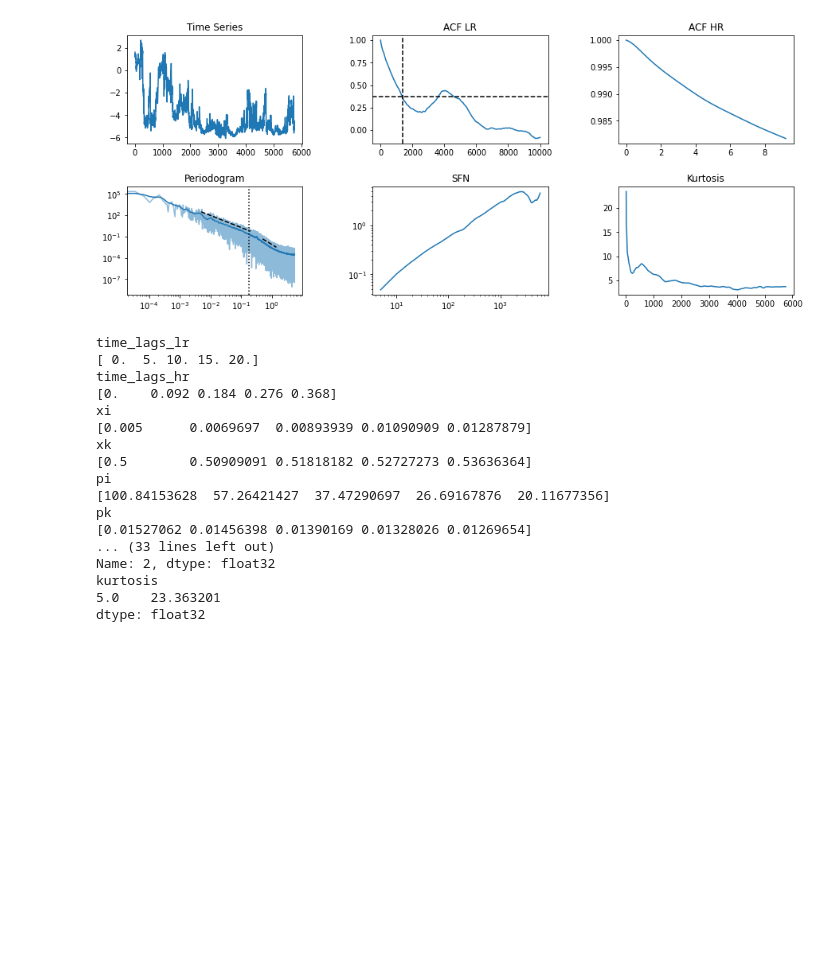
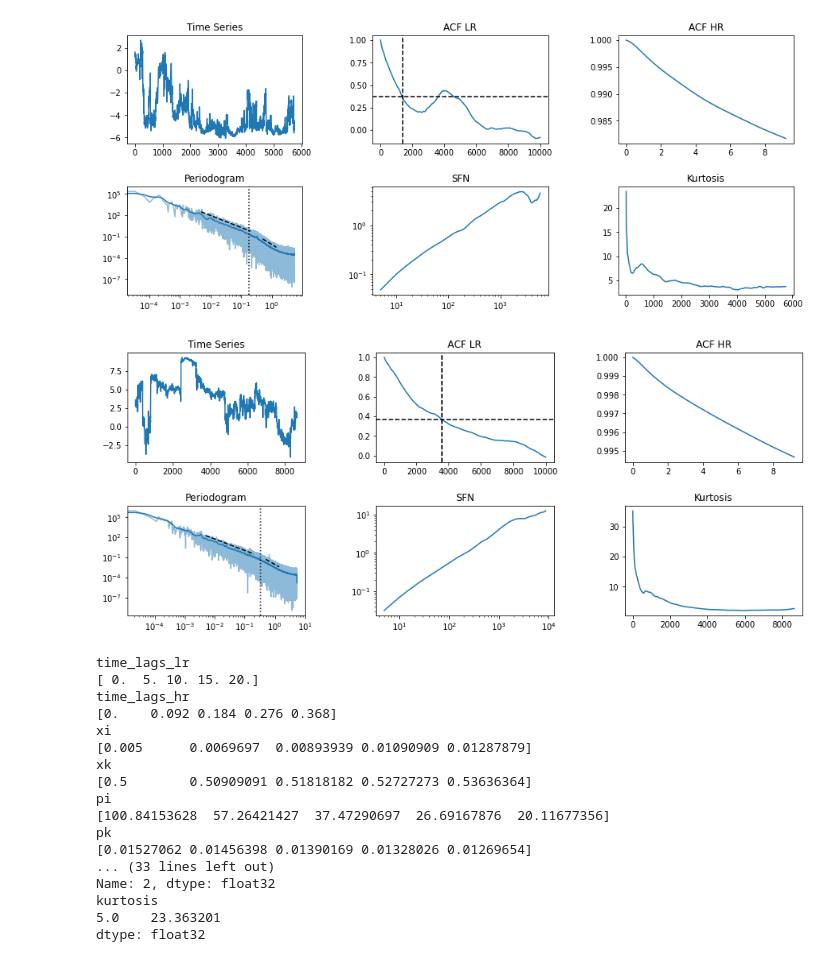
Before and after one commit to daniel-wrench/time_series_analysis, a Jupyter notebook: notebooks/master_stats_notebook.ipynb, the cells around one changed output. Cells and saved outputs as stored; diff of their text form; code cells hidden in the pictures; blank space fills up the shorter version.

```diff
--- a/notebooks/master_stats_notebook.ipynb
+++ b/notebooks/master_stats_notebook.ipynb
@@ -15,6 +15,9 @@ import scipy.signal as signal
 # %%
 int_wind_hr = pd.read_pickle("data_processed/" + "wind_hr.pkl")
 int_wind_lr = pd.read_pickle("data_processed/" + "wind_lr.pkl")
+
+int_wind_hr_2 = pd.read_pickle("data_processed/" + "wind_hr_2.pkl")
+int_wind_lr_2 = pd.read_pickle("data_processed/" + "wind_lr_2.pkl")
 
 nlags_lr=params.nlags_lr
 nlags_hr=params.nlags_hr
@@ -190,0 +194,2 @@ def plot_stats(stats_dict):
+# %%
+stats_dict_2 = calculate_all_stats(int_wind_hr_2.Bx, int_wind_lr_2.Bx)
@@ -192,6 +208,10 @@ def plot_stats(stats_dict):
 plot_stats(stats_dict)
 # %% [output]
 [figure]
+# %%
+plot_stats(stats_dict_2)
+# %% [output]
+[figure, added]
 # %%
 for key, value in stats_dict.items():
     print(key)
```
Also changed, not shown: parts of 3 cells of this notebook.
